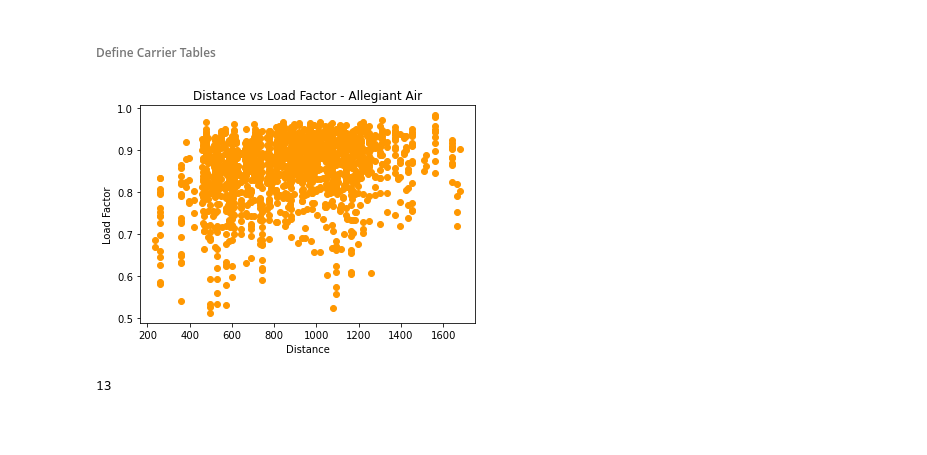
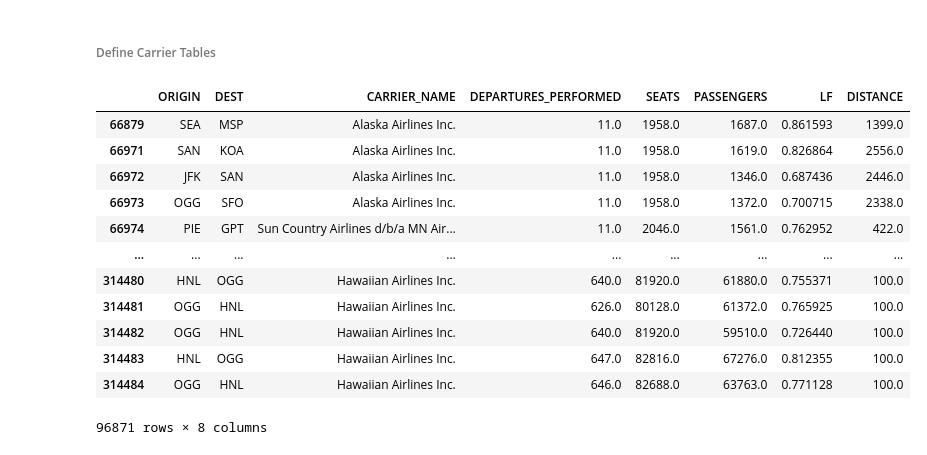
Before and after one commit to admacpherson/T-100-Aviation-Data, a Jupyter notebook: Load Factor Analysis.ipynb, the cells around one changed output. Cells and saved outputs as stored; diff of their text form; code cells hidden in the pictures; blank space fills up the shorter version.

```diff
--- a/Load Factor Analysis.ipynb
+++ b/Load Factor Analysis.ipynb
@@ -379,6 +379,22 @@ REPUBLIC_BLUE = '#00263A'
 airline_colors = [AMERICAN_BLUE, ALASKA_GREEN, ALLEGIANT_ORANGE, DELTA_RED, ENVOY_PURPLE, FRONTIER_GREEN, HAWAIIAN_PURPLE, JETBLUE_BLUE, SKYWEST_BLUE, SUN_COUNTRY_ORANGE, SPIRIT_YELLOW, UNITED_BLUE, SOUTHWEST_BLUE, REPUBLIC_BLUE]
 # %% [markdown]
 <h6>Define Carrier Tables</h6>
+# %%
+mpf_abbrv
+# %% [output]
+|  | ORIGIN | DEST | CARRIER_NAME | DEPARTURES_PERFORMED | SEATS | PASSENGERS | LF | DISTANCE |
+| 66879 | SEA | MSP | Alaska Airlines Inc. | 11.0 | 1958.0 | 1687.0 | 0.861593 | 1399.0 |
+| 66971 | SAN | KOA | Alaska Airlines Inc. | 11.0 | 1958.0 | 1619.0 | 0.826864 | 2556.0 |
+| 66972 | JFK | SAN | Alaska Airlines Inc. | 11.0 | 1958.0 | 1346.0 | 0.687436 | 2446.0 |
+| 66973 | OGG | SFO | Alaska Airlines Inc. | 11.0 | 1958.0 | 1372.0 | 0.700715 | 2338.0 |
+| 66974 | PIE | GPT | Sun Country Airlines d/b/a MN Air... | 11.0 | 2046.0 | 1561.0 | 0.762952 | 422.0 |
+| ... | ... | ... | ... | ... | ... | ... | ... | ... |
+| 314480 | HNL | OGG | Hawaiian Airlines Inc. | 640.0 | 81920.0 | 61880.0 | 0.755371 | 100.0 |
+| 314481 | OGG | HNL | Hawaiian Airlines Inc. | 626.0 | 80128.0 | 61372.0 | 0.765925 | 100.0 |
+| 314482 | OGG | HNL | Hawaiian Airlines Inc. | 640.0 | 81920.0 | 59510.0 | 0.726440 | 100.0 |
+| 314483 | HNL | OGG | Hawaiian Airlines Inc. | 647.0 | 82816.0 | 67276.0 | 0.812355 | 100.0 |
+| 314484 | OGG | HNL | Hawaiian Airlines Inc. | 646.0 | 82688.0 | 63763.0 | 0.771128 | 100.0 |
+96871 rows × 8 columns
 # %%
 AA = mpf_abbrv[mpf_abbrv['CARRIER_NAME'] == 'American Airlines Inc.']
 AS = mpf_abbrv[mpf_abbrv['CARRIER_NAME'] == 'Alaska Airlines Inc.']
@@ -396,12 +412,6 @@ WN = mpf_abbrv[mpf_abbrv['CARRIER_NAME'] == 'Southwest Airlines Co.']
 YX = mpf_abbrv[mpf_abbrv['CARRIER_NAME'] == 'Republic Airline']
 # %%
 airline_datasets = [AA, AS, G6, DL, MQ, F9, HA, B6, OO, NK, SY, UA, WN, YX]
-# %%
-graph_dist_LF(2)
-print(len(airline_colors))
-# %% [output]
-[figure, removed]
-13
 # %%
 def graph_dist_LF(i):
     airline_df = airline_datasets[i]
```
Also changed, not shown: parts of 1 cell of this notebook.
